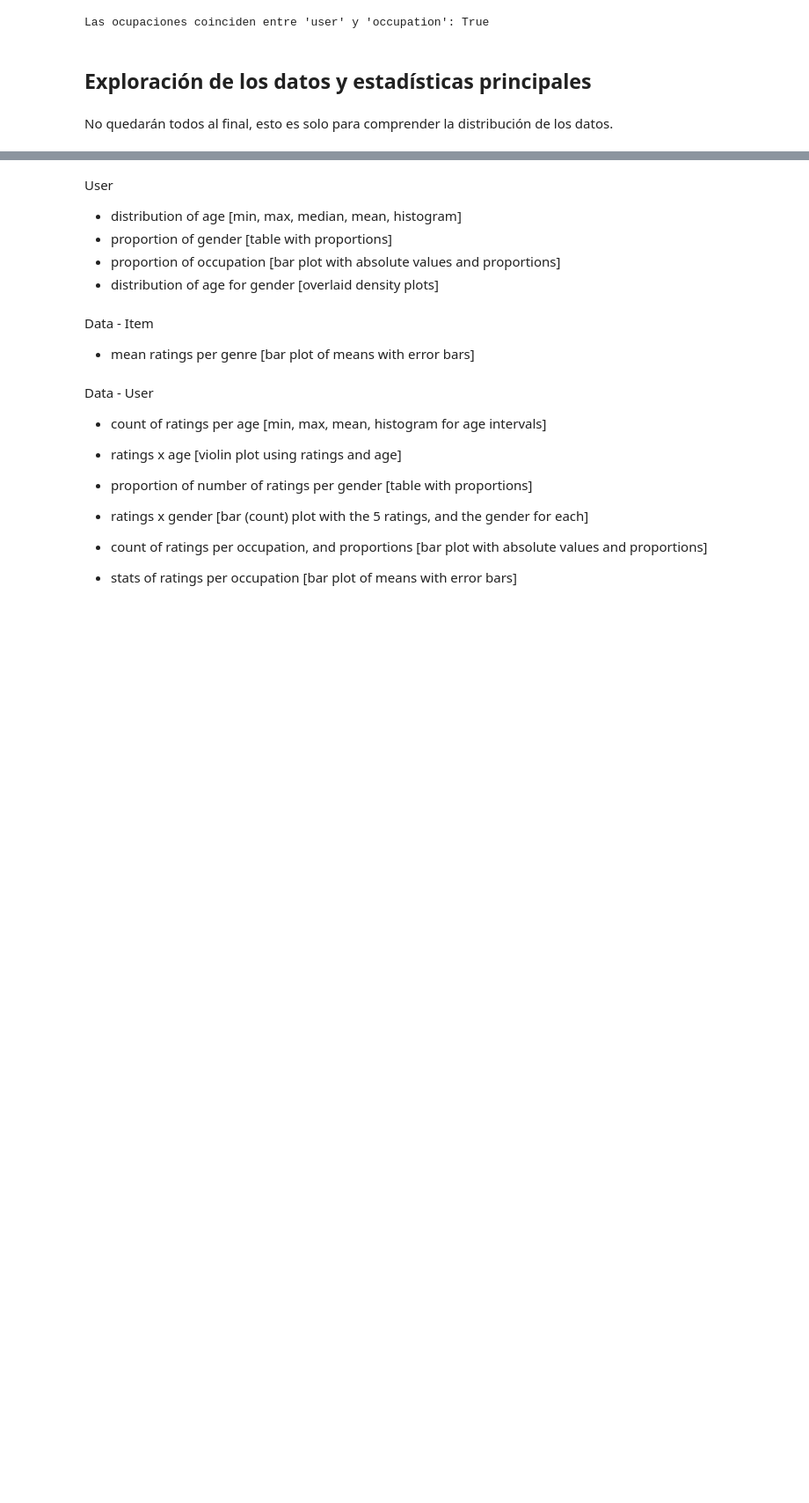
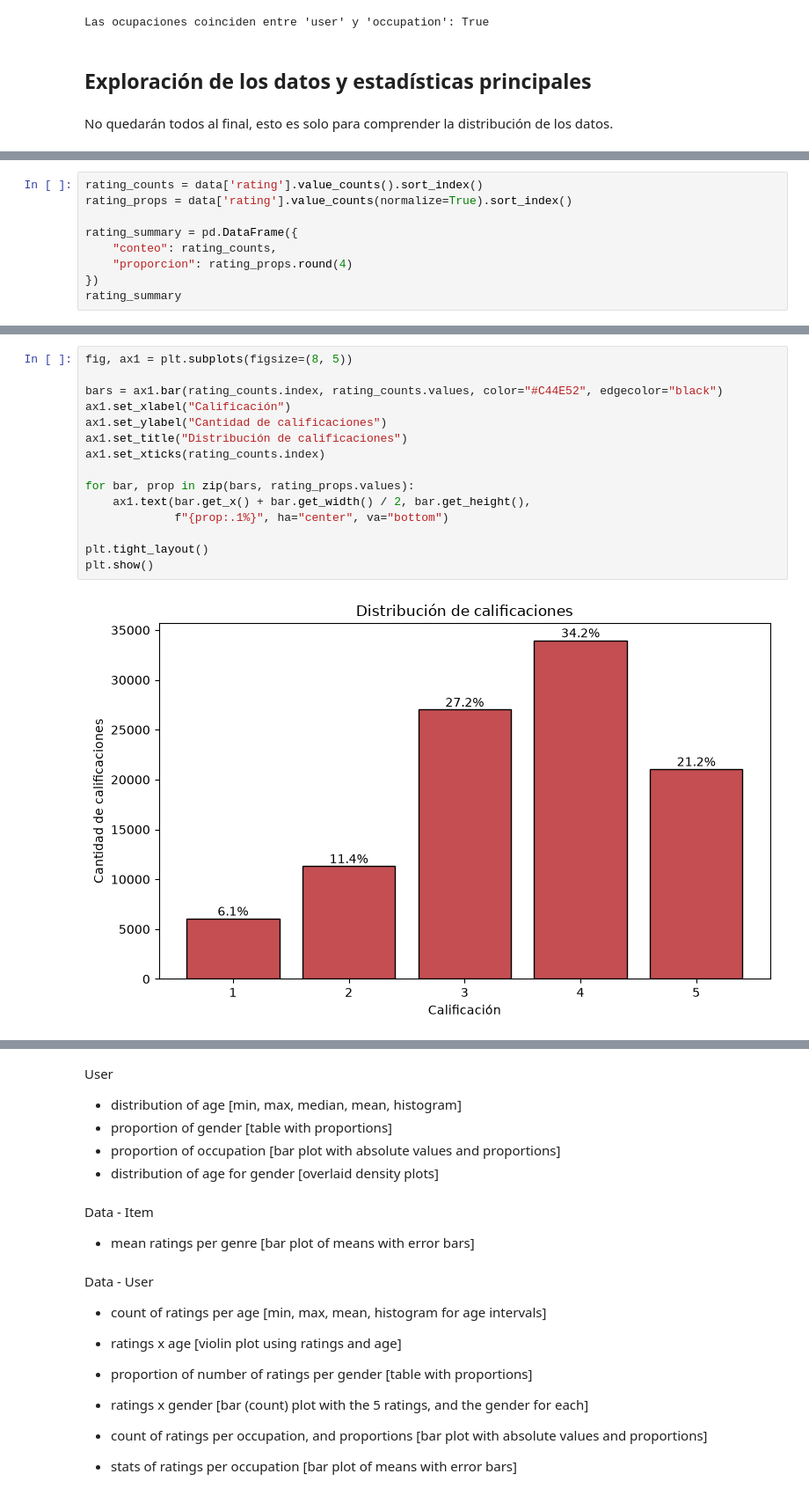
Before and after one commit to AndresCalderonRamirez/Data-Set-Movie-lens, a Jupyter notebook: notebooks/data_cleaning.ipynb, the cells around one changed output, grey strips where cells are left out. Shown at 88% size. Saved outputs shown, nothing was run; the diff lists cells and outputs as text; blank space fills up the shorter version.

```diff
--- a/notebooks/data_cleaning.ipynb
+++ b/notebooks/data_cleaning.ipynb
@@ -507,0 +552,9 @@ Data
+# %%
+rating_counts = data['rating'].value_counts().sort_index()
+rating_props = data['rating'].value_counts(normalize=True).sort_index()
+
+rating_summary = pd.DataFrame({
+    "conteo": rating_counts,
+    "proporcion": rating_props.round(4)
+})
+rating_summary
@@ -507,0 +569,17 @@ Data
+# %%
+fig, ax1 = plt.subplots(figsize=(8, 5))
+
+bars = ax1.bar(rating_counts.index, rating_counts.values, color="#C44E52", edgecolor="black")
+ax1.set_xlabel("Calificación")
+ax1.set_ylabel("Cantidad de calificaciones")
+ax1.set_title("Distribución de calificaciones")
+ax1.set_xticks(rating_counts.index)
+
+for bar, prop in zip(bars, rating_props.values):
+    ax1.text(bar.get_x() + bar.get_width() / 2, bar.get_height(),
+             f"{prop:.1%}", ha="center", va="bottom")
+
+plt.tight_layout()
+plt.show()
+# %% [output]
+[figure, added]
```
Also changed, not shown: parts of 33 cells of this notebook.
